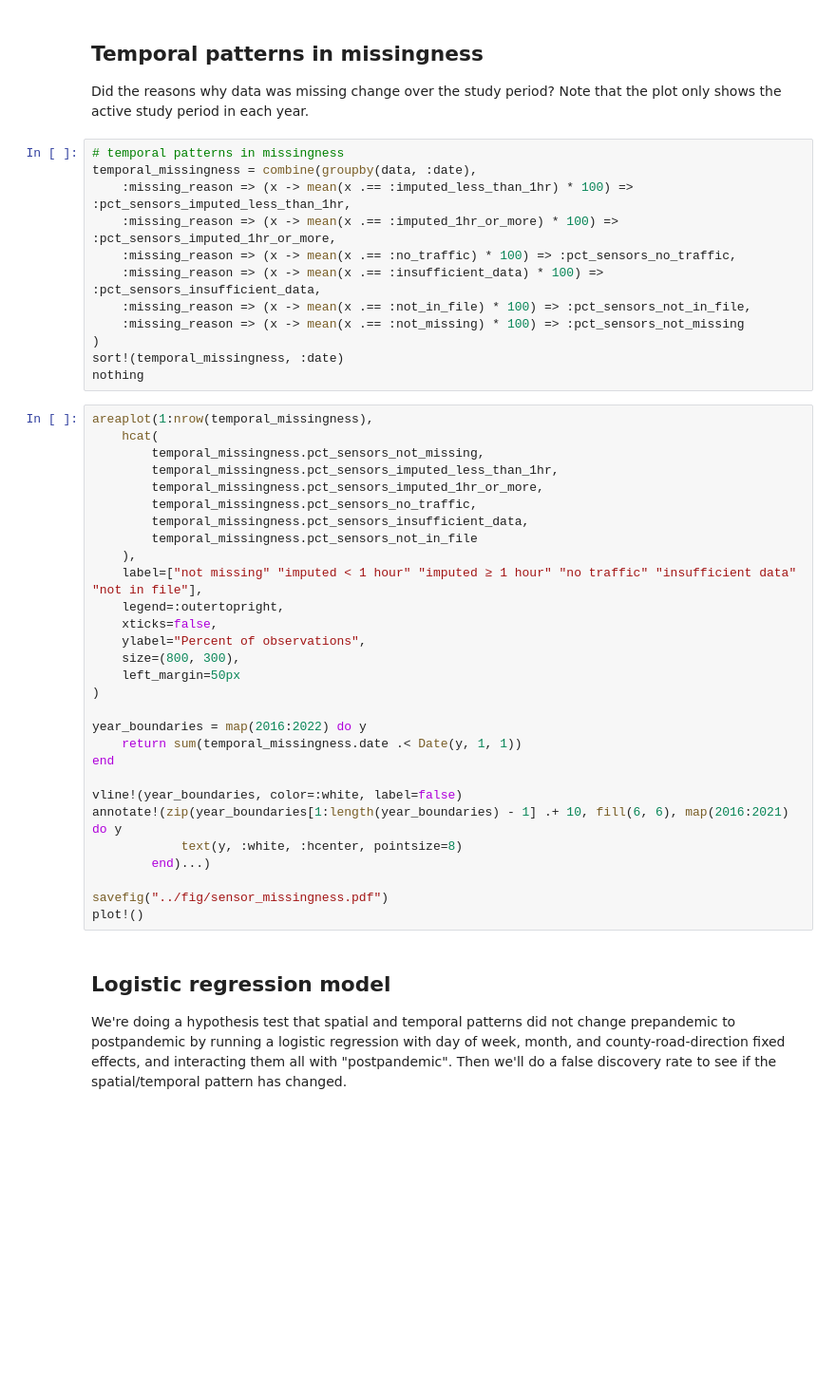
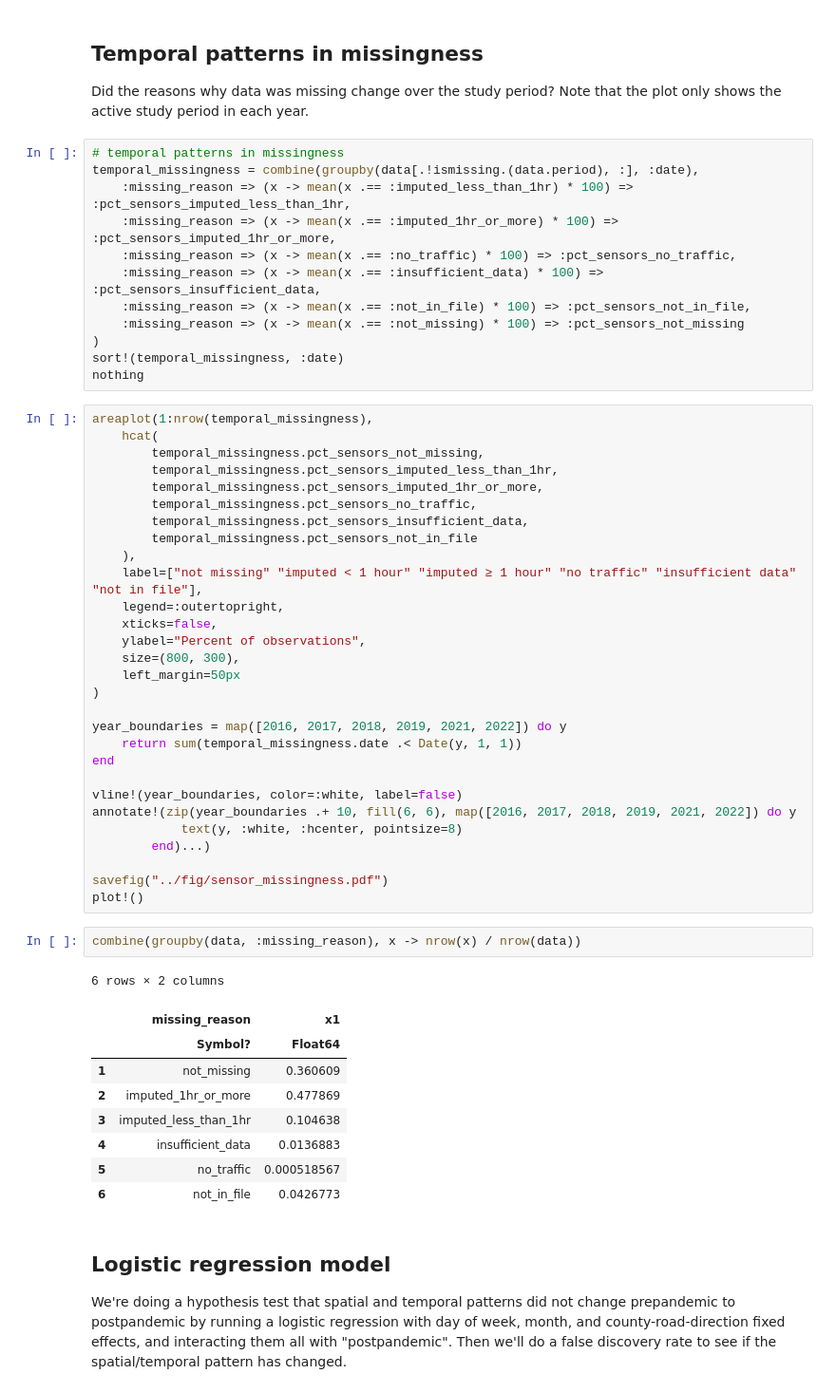
Before and after one commit to mattwigway/peak-spreading, a Jupyter notebook: notebooks/Missing data patterns.ipynb, the cells around one changed output. Shown at 95% size. Drawn from its saved outputs; the diff is of its cells as text; blank space fills up the shorter version.

```diff
--- a/notebooks/Missing data patterns.ipynb
+++ b/notebooks/Missing data patterns.ipynb
@@ -106,7 +104,7 @@ Dict{Union{Missing, Symbol}, Int64} with 6 entries:
 Did the reasons why data was missing change over the study period? Note that the plot only shows the active study period in each year.
 # %%
 # temporal patterns in missingness
-temporal_missingness = combine(groupby(data, :date),
+temporal_missingness = combine(groupby(data[.!ismissing.(data.period), :], :date),
     :missing_reason => (x -> mean(x .== :imputed_less_than_1hr) * 100) => :pct_sensors_imputed_less_than_1hr,
     :missing_reason => (x -> mean(x .== :imputed_1hr_or_more) * 100) => :pct_sensors_imputed_1hr_or_more,
     :missing_reason => (x -> mean(x .== :no_traffic) * 100) => :pct_sensors_no_traffic,
@@ -134,17 +132,29 @@ areaplot(1:nrow(temporal_missingness),
     left_margin=50px
 )
 
-year_boundaries = map(2016:2022) do y
+year_boundaries = map([2016, 2017, 2018, 2019, 2021, 2022]) do y
     return sum(temporal_missingness.date .< Date(y, 1, 1))
 end
 
 vline!(year_boundaries, color=:white, label=false)
-annotate!(zip(year_boundaries[1:length(year_boundaries) - 1] .+ 10, fill(6, 6), map(2016:2021) do y
+annotate!(zip(year_boundaries .+ 10, fill(6, 6), map([2016, 2017, 2018, 2019, 2021, 2022]) do y
             text(y, :white, :hcenter, pointsize=8)
         end)...)
 
 savefig("../fig/sensor_missingness.pdf")
 plot!()
+# %%
+combine(groupby(data, :missing_reason), x -> nrow(x) / nrow(data))
+# %% [output]
+6 rows × 2 columns
+|  | missing_reason | x1 |
+|  | Symbol? | Float64 |
+| 1 | not_missing | 0.360609 |
+| 2 | imputed_1hr_or_more | 0.477869 |
+| 3 | imputed_less_than_1hr | 0.104638 |
+| 4 | insufficient_data | 0.0136883 |
+| 5 | no_traffic | 0.000518567 |
+| 6 | not_in_file | 0.0426773 |
 # %% [markdown]
 ## Logistic regression model
 
```
Also changed, not shown: parts of 21 cells of this notebook.
